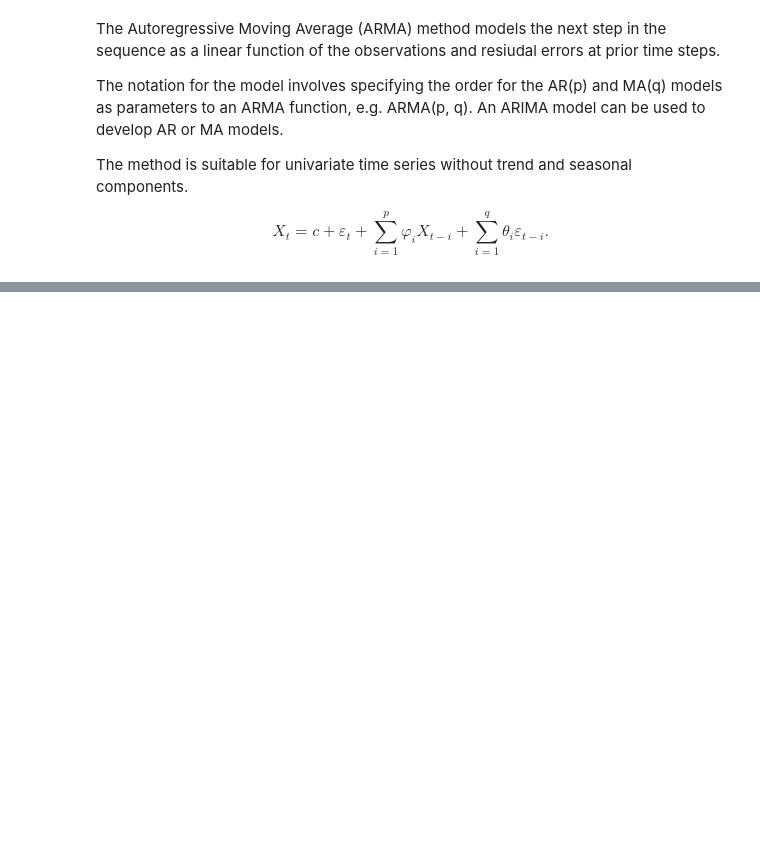
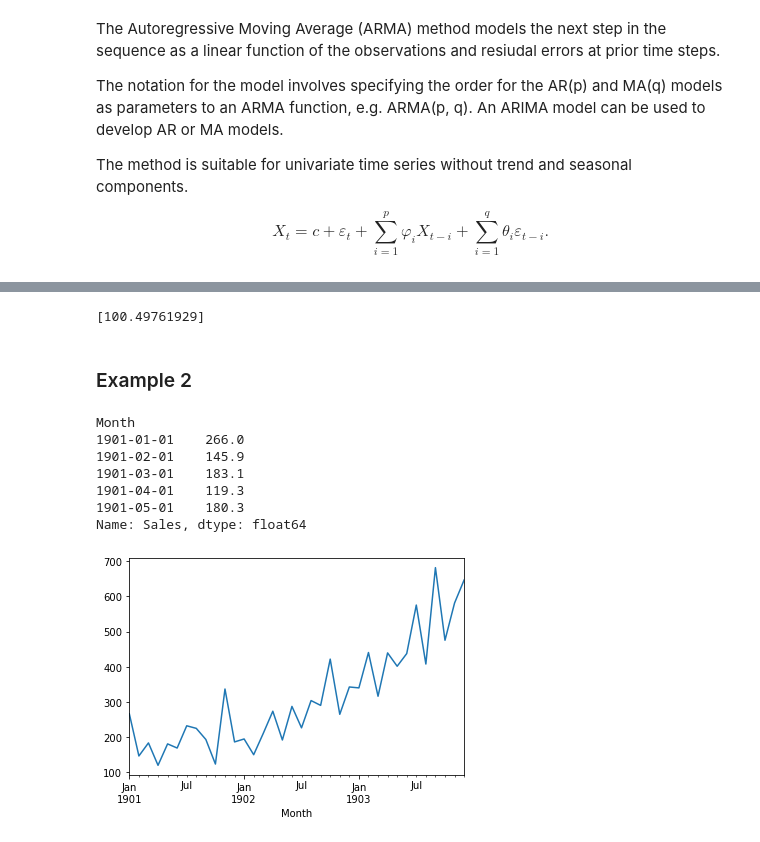
Before and after one commit to shiyuliu1/Time-Series-Models, a Jupyter notebook: TS_models.ipynb, the cells around one changed output, grey strips where cells are left out. Cells and saved outputs as stored; diff of their text form; code cells hidden in the pictures; blank space fills up the shorter version.

```diff
--- a/TS_models.ipynb
+++ b/TS_models.ipynb
@@ -228,0 +289,37 @@ $$X_{t}=c+\varepsilon _{t}+\sum _{i=1}^{p}\varphi _{i}X_{t-i}+\sum _{i=1}^{q}\th
+# %%
+# ARIMA example
+from statsmodels.tsa.arima_model import ARIMA
+from random import random
+# contrived dataset
+data = [x + random() for x in range(1, 100)]
+# fit model
+model = ARIMA(data, order=(1, 1, 1))
+model_fit = model.fit(disp=False)
+# make prediction
+yhat = model_fit.predict(len(data), len(data), typ='levels')
+print(yhat)
+# %% [output]
+[100.49761929]
+# %% [markdown]
+### Example 2
+# %%
+from pandas import read_csv
+from pandas import datetime
+from matplotlib import pyplot
+
+def parser(x):
+    return datetime.strptime('190'+x, '%Y-%m')
+
+series = read_csv('https://raw.githubusercontent.com/jbrownlee/Datasets/master/shampoo.csv', header=0, parse_dates=[0], index_col=0, squeeze=True, date_parser=parser)
+print(series.head())
+series.plot()
+pyplot.show()
+# %% [output]
+Month
+1901-01-01    266.0
+1901-02-01    145.9
+1901-03-01    183.1
+1901-04-01    119.3
+1901-05-01    180.3
+Name: Sales, dtype: float64
+[figure, added]
```
Also changed, not shown: parts of 7 cells of this notebook.
